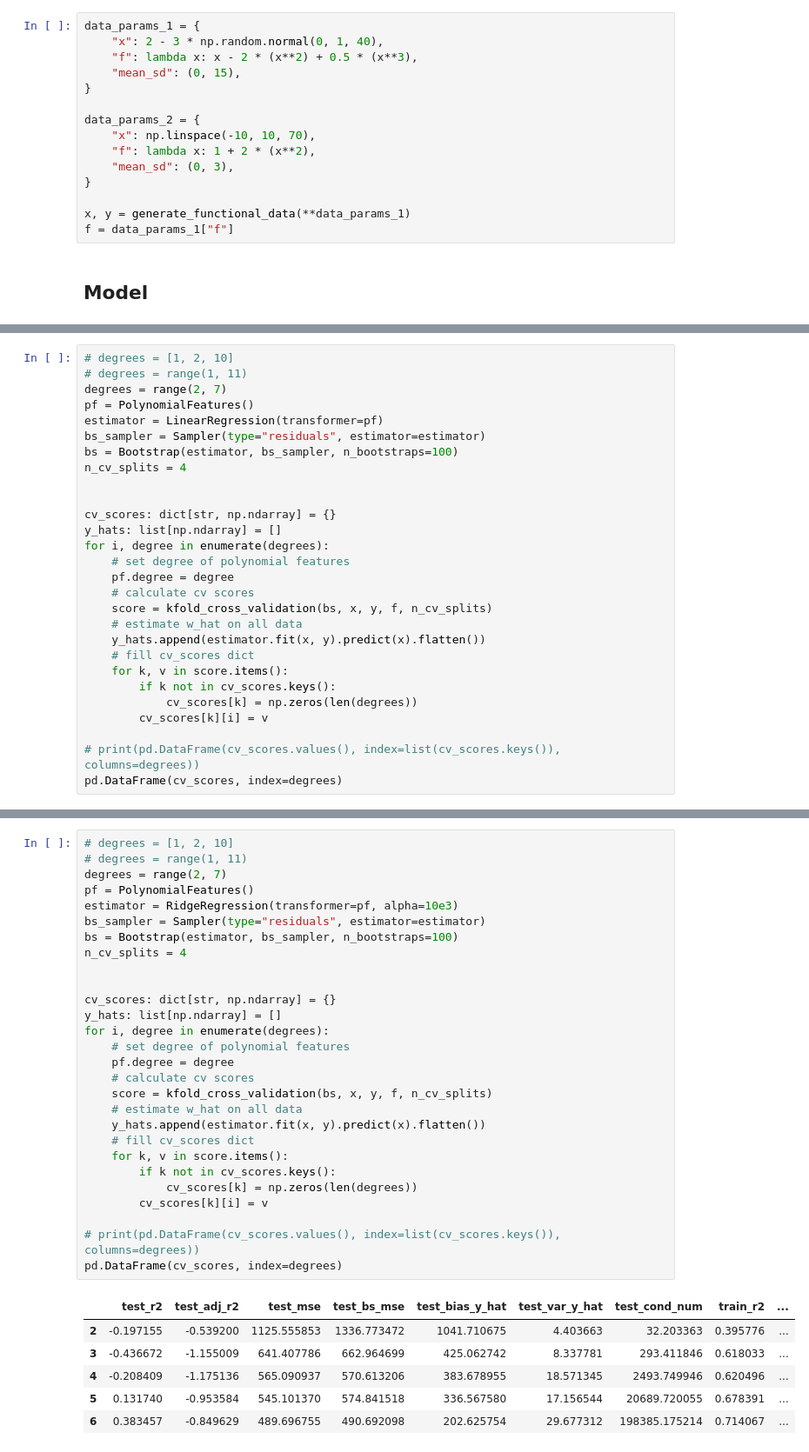
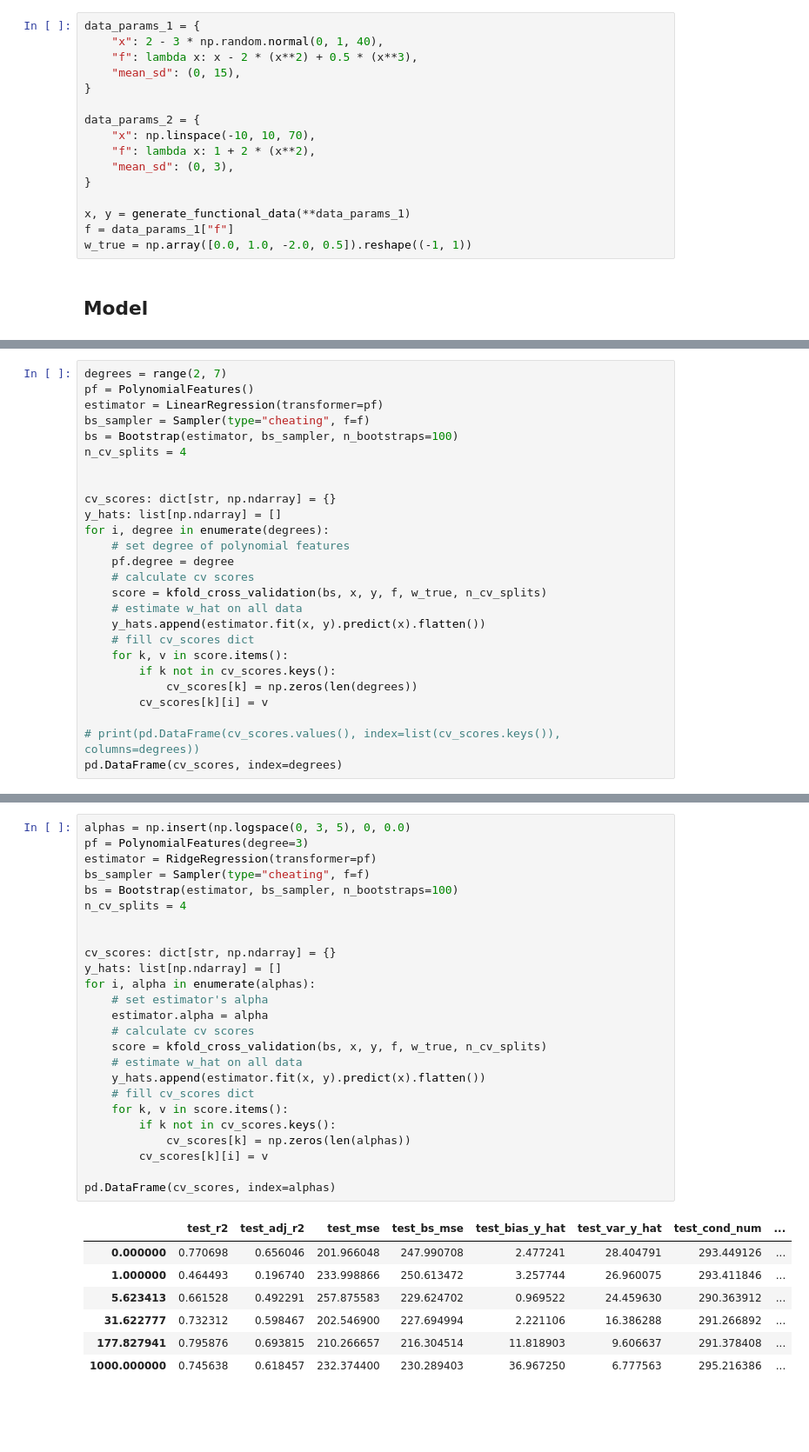
Before and after one commit to 4539453/computational-math, a Jupyter notebook: regression.ipynb, the cells around one changed output, grey strips where cells are left out. Shown at 87% size. Cells and saved outputs as stored; diff of their text form; blank space fills up the shorter version.

```diff
--- a/regression.ipynb
+++ b/regression.ipynb
@@ -48,6 +38,7 @@ data_params_2 = {
 
 x, y = generate_functional_data(**data_params_1)
 f = data_params_1["f"]
+w_true = np.array([0.0, 1.0, -2.0, 0.5]).reshape((-1, 1))
 # %% [markdown]
 ## Model
 # %%
@@ -96,11 +117,9 @@ def plot(
     plt.show(fig)
 # %%
-# degrees = [1, 2, 10]
-# degrees = range(1, 11)
 degrees = range(2, 7)
 pf = PolynomialFeatures()
 estimator = LinearRegression(transformer=pf)
-bs_sampler = Sampler(type="residuals", estimator=estimator)
+bs_sampler = Sampler(type="cheating", f=f)
 bs = Bootstrap(estimator, bs_sampler, n_bootstraps=100)
 n_cv_splits = 4
 
@@ -111,7 +130,7 @@ for i, degree in enumerate(degrees):
     # set degree of polynomial features
     pf.degree = degree
     # calculate cv scores
-    score = kfold_cross_validation(bs, x, y, f, n_cv_splits)
+    score = kfold_cross_validation(bs, x, y, f, w_true, n_cv_splits)
     # estimate w_hat on all data
     y_hats.append(estimator.fit(x, y).predict(x).flatten())
     # fill cv_scores dict
@@ -136,36 +155,34 @@ plot(cv_scores, degrees, x, y, y_hats, title="Polynomial regression")
 # %%
-# degrees = [1, 2, 10]
-# degrees = range(1, 11)
-degrees = range(2, 7)
-pf = PolynomialFeatures()
-estimator = RidgeRegression(transformer=pf, alpha=10e3)
-bs_sampler = Sampler(type="residuals", estimator=estimator)
+alphas = np.insert(np.logspace(0, 3, 5), 0, 0.0)
+pf = PolynomialFeatures(degree=3)
+estimator = RidgeRegression(transformer=pf)
+bs_sampler = Sampler(type="cheating", f=f)
 bs = Bootstrap(estimator, bs_sampler, n_bootstraps=100)
 n_cv_splits = 4
 
 
 cv_scores: dict[str, np.ndarray] = {}
 y_hats: list[np.ndarray] = []
-for i, degree in enumerate(degrees):
-    # set degree of polynomial features
-    pf.degree = degree
+for i, alpha in enumerate(alphas):
+    # set estimator's alpha
+    estimator.alpha = alpha
     # calculate cv scores
-    score = kfold_cross_validation(bs, x, y, f, n_cv_splits)
+    score = kfold_cross_validation(bs, x, y, f, w_true, n_cv_splits)
     # estimate w_hat on all data
     y_hats.append(estimator.fit(x, y).predict(x).flatten())
     # fill cv_scores dict
     for k, v in score.items():
         if k not in cv_scores.keys():
-            cv_scores[k] = np.zeros(len(degrees))
+            cv_scores[k] = np.zeros(len(alphas))
         cv_scores[k][i] = v
 
-# print(pd.DataFrame(cv_scores.values(), index=list(cv_scores.keys()), columns=degrees))
-pd.DataFrame(cv_scores, index=degrees)
+pd.DataFrame(cv_scores, index=alphas)
 # %% [output]
-|  | test_r2 | test_adj_r2 | test_mse | test_bs_mse | test_bias_y_hat | test_var_y_hat | test_cond_num | train_r2 | ... |
-| 2 | -0.197155 | -0.539200 | 1125.555853 | 1336.773472 | 1041.710675 | 4.403663 | 32.203363 | 0.395776 | ... |
-| 3 | -0.436672 | -1.155009 | 641.407786 | 662.964699 | 425.062742 | 8.337781 | 293.411846 | 0.618033 | ... |
-| 4 | -0.208409 | -1.175136 | 565.090937 | 570.613206 | 383.678955 | 18.571345 | 2493.749946 | 0.620496 | ... |
-| 5 | 0.131740 | -0.953584 | 545.101370 | 574.841518 | 336.567580 | 17.156544 | 20689.720055 | 0.678391 | ... |
-| 6 | 0.383457 | -0.849629 | 489.696755 | 490.692098 | 202.625754 | 29.677312 | 198385.175214 | 0.714067 | ... |
+|  | test_r2 | test_adj_r2 | test_mse | test_bs_mse | test_bias_y_hat | test_var_y_hat | test_cond_num | ... |
+| 0.000000 | 0.770698 | 0.656046 | 201.966048 | 247.990708 | 2.477241 | 28.404791 | 293.449126 | ... |
+| 1.000000 | 0.464493 | 0.196740 | 233.998866 | 250.613472 | 3.257744 | 26.960075 | 293.411846 | ... |
+| 5.623413 | 0.661528 | 0.492291 | 257.875583 | 229.624702 | 0.969522 | 24.459630 | 290.363912 | ... |
+| 31.622777 | 0.732312 | 0.598467 | 202.546900 | 227.694994 | 2.221106 | 16.386288 | 291.266892 | ... |
+| 177.827941 | 0.795876 | 0.693815 | 210.266657 | 216.304514 | 11.818903 | 9.606637 | 291.378408 | ... |
+| 1000.000000 | 0.745638 | 0.618457 | 232.374400 | 230.289403 | 36.967250 | 6.777563 | 295.216386 | ... |
 # %%
```
Also changed, not shown: parts of 15 cells of this notebook, 4 other files.
